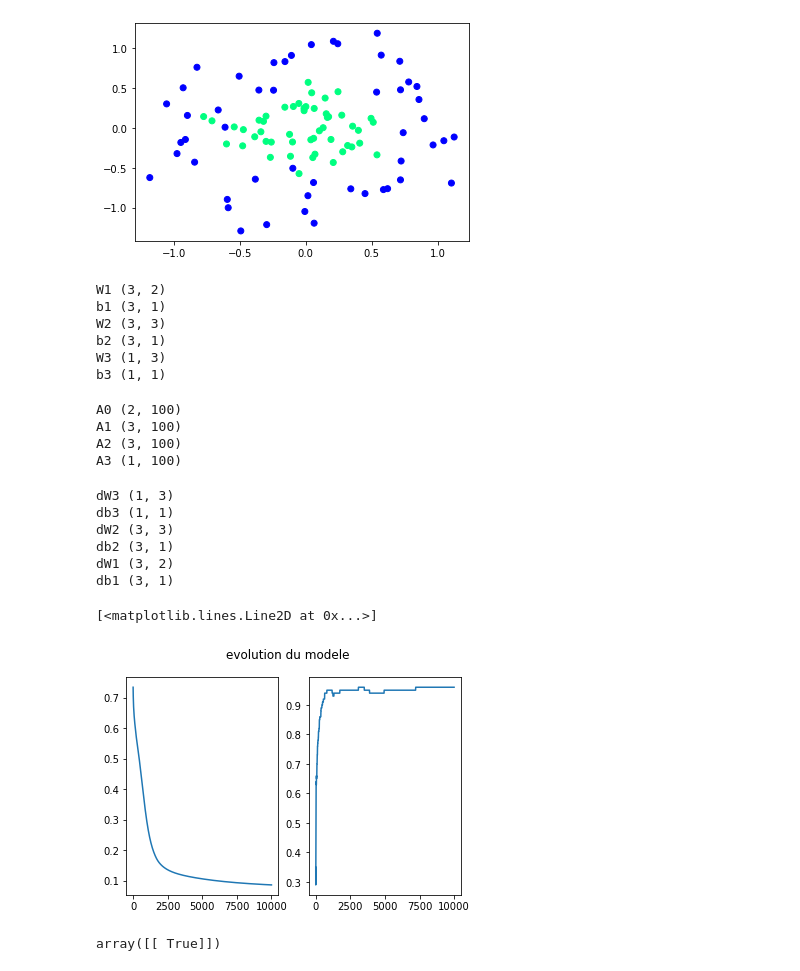
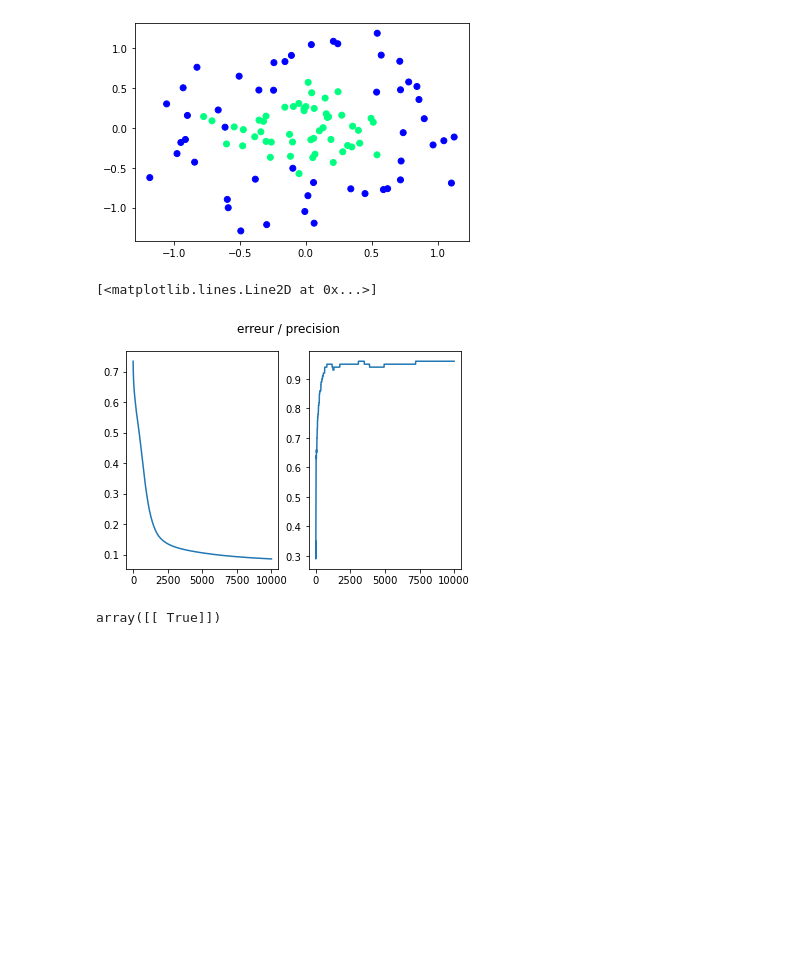
Before and after one commit to Ilyas-Khiat/neural-network-from-scratch-using-python-, a Jupyter notebook: nn.ipynb, the cells around one changed output. Saved outputs shown, nothing was run; the diff lists cells and outputs as text; code cells hidden in the pictures; blank space fills up the shorter version.

```diff
--- a/nn.ipynb
+++ b/nn.ipynb
@@ -98,52 +99,18 @@ plt.show()
 dim X: (2, 100)
 dim y: (1, 100)
 [figure]
-# %%
-##### initialisation d'un reseaux de neurone et avec 2 hidden layers de 3 perceptron chacunes puis verfication des dimensions des couches#####
-couches=[X.shape[0]]+[3,3]+[y.shape[0]]
-parametres=init_reseau(couches)
-
-for key,val in parametres.items():
-    print(key,val.shape)
-# %% [output]
-W1 (3, 2)
-b1 (3, 1)
-W2 (3, 3)
-b2 (3, 1)
-W3 (1, 3)
-b3 (1, 1)
-# %%
-activations=forward_propagation(X,parametres)
-for key,val in activations.items():
-    print(key,val.shape)
-# %% [output]
-A0 (2, 100)
-A1 (3, 100)
-A2 (3, 100)
-A3 (1, 100)
-# %%
-gradients=back_propagation(y,activations,parametres)
-for key,val in gradients.items():
-    print(key,val.shape)
-# %% [output]
-dW3 (1, 3)
-db3 (1, 1)
-dW2 (3, 3)
-db2 (3, 1)
-dW1 (3, 2)
-db1 (3, 1)
 # %%
 '''tester le modele avec 2 couches de 16 perceptrons chacune et un taux d'aprentissage de 0.01 avec 100 000 iterations '''
 parametres=reseau_neurones(X,y,[16,16],learning_rate=0.01,iteration=100000)
 # %%
 poids, erreur , precision = parametres
 fig, (ax_erreur, ax_precision) = plt.subplots(1, 2)
-fig.suptitle("evolution du modele")
+fig.suptitle("erreur / precision")
 ax_erreur.plot(erreur)
 ax_precision.plot(precision)
 # %% [output]
 [<matplotlib.lines.Line2D at 0x...>]
-[figure, old version]
+[figure, new version]
 # %%
 #### test ####
 element = np.array([[0.5,0]]).T
```
Also changed, not shown: parts of 2 cells of this notebook.
